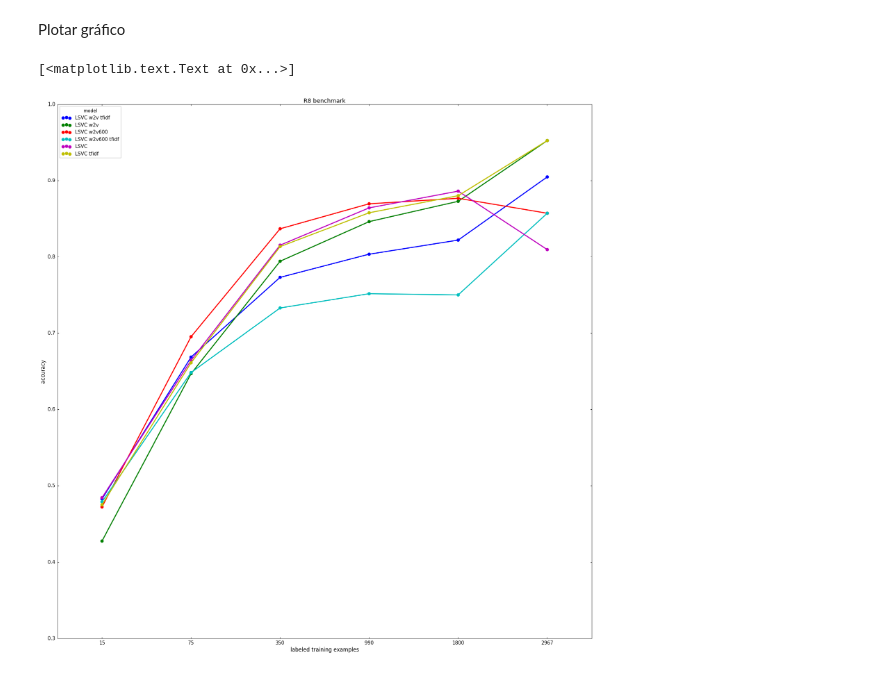
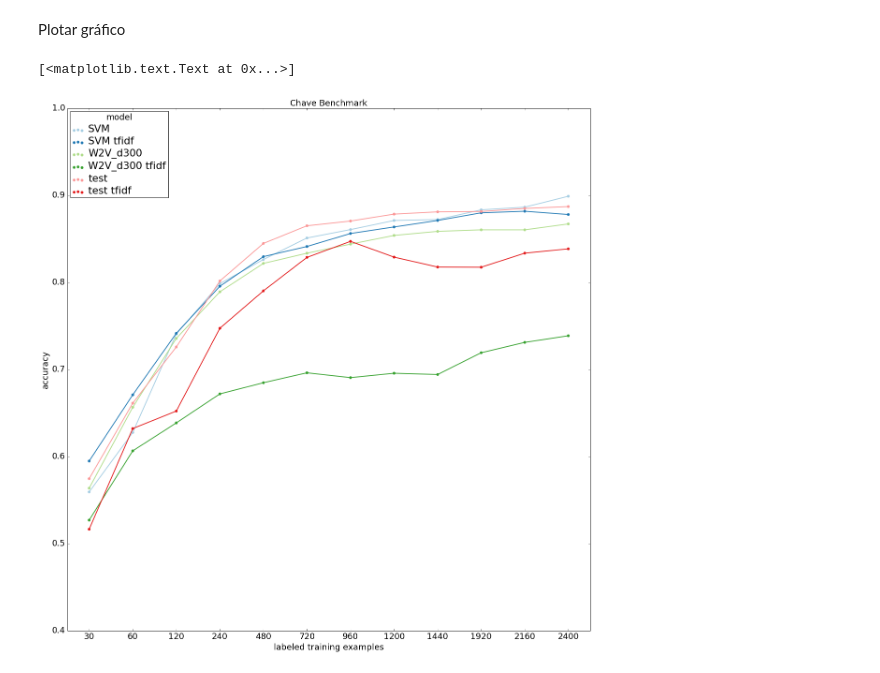
Before and after one commit to eduardogc8/qa-chave, a Jupyter notebook: benchmarking_qc.ipynb, the cells around one changed output. Cells and saved outputs as stored; diff of their text form; code cells hidden in the pictures.

```diff
--- a/benchmarking_qc.ipynb
+++ b/benchmarking_qc.ipynb
@@ -55,10 +56,17 @@ import xml.etree.ElementTree as et
 import qa_system
 import re
 import numpy as np
+import random
+import nltk
 
+random.seed(1)
 
 path_questions = "data/questions.xml"
+STOPWORDS = False
 
+if STOPWORDS:
+    stopwords = nltk.corpus.stopwords.words('portuguese')
+m_x, a_x = 0, 0
 X, y = [], []
 tree = et.parse(open(path_questions, 'r'))
 for question in tree.getroot():
@@ -82,12 +90,27 @@ for question in tree.getroot():
         if t.tag == 'texto':
             text = pre_processing(t.text)
             if text is not None:
-                text = text.split()
                 if type(text) == type(''): text = text.decode('utf-8')
+                text = nltk.word_tokenize(text)
+                if STOPWORDS:
+                    n_text = []
+                    for te in text:
+                        if te not in stopwords:
+                            n_text.append(te)
+                    text = n_text
+                if len(text) > m_x:
+                    m_x = len(text)
+                    print text
+                a_x += len(text)
                 X.append(text)
                 y.append(clss)
                 break
 
 print 'X:',len(X),' y:',len(y)
+a = zip(X, y)
+random.shuffle(a)
+X, y = zip(*a)
 X, y = np.array(X), np.array(y)
+print 'max ', m_x
+print 'av ', a_x/float(len(X))
 # %% [output]
@@ -260,6 +320,7 @@ scores = sorted([(result, all_results[result])
                 key=lambda (_, x): -x)
 
 print tabulate(scores, floatfmt=".4f", headers=("model", 'score'))
-plt.figure(figsize=(34, 10))
+sns.set_palette(sns.color_palette("Paired", 6))
+plt.figure(figsize=(24, 7))
 sns.barplot(x=[name for name, _ in scores], y=[score for _, score in scores])
 # %% [output]
@@ -291,15 +343,16 @@ from sklearn.metrics import accuracy_score
 def benchmark(model, X, y, n):
     test_size = 1 - (n / float(len(y)))
     scores = []
-    for train, test in StratifiedShuffleSplit(y, n_iter=3, test_size=test_size):
+    for train, test in StratifiedShuffleSplit(y, n_iter=5, test_size=test_size):
         X_train, X_test = X[train], X[test]
         y_train, y_test = y[train], y[test]
         scores.append(accuracy_score(model.fit(X_train, y_train).predict(X_test), y_test))
     return np.mean(scores)
 # %%
 import pandas as pd
-
-train_sizes = [15, 75, 350, 990, 1800, 2967]
+import collections
+all_models = collections.OrderedDict(sorted(all_models.items()))
+train_sizes = [30, 60, 120, 240, 480, 720, 960, 1200, 1440, 1920, 2160, 2400]
 table = []
 for name in all_models:
     model = all_models[name]
@@ -312,15 +365,15 @@ df = pd.DataFrame(table)
 Plotar gráfico
 # %%
 import seaborn as sns
-plt.figure(figsize=(30, 30))
-names = ['LSVC', 'LSVC tfidf', 'LSVC w2v', 'LSVC w2v tfidf', 'LSVC w2v600', 'LSVC w2v600 tfidf']
+plt.figure(figsize=(20, 20))
+names = ['SVM', 'SVM tfidf', 'W2V_d300', 'W2V_d300 tfidf', 'test', 'test tfidf']
 fig = sns.pointplot(x='train_size', y='accuracy', hue='model',
                     data=df[df.model.map(lambda x: x in names)])
 sns.set_context("notebook", font_scale=1.5)
 fig.set(ylabel="accuracy")
 fig.set(xlabel="labeled training examples")
-fig.set(title="R8 benchmark")
+fig.set(title="Chave Benchmark")
 fig.set(ylabel="accuracy")
 # %% [output]
 [<matplotlib.text.Text at 0x...>]
-[figure, old version]
+[figure, new version]
```
Also changed, not shown: parts of 39 cells of this notebook.
